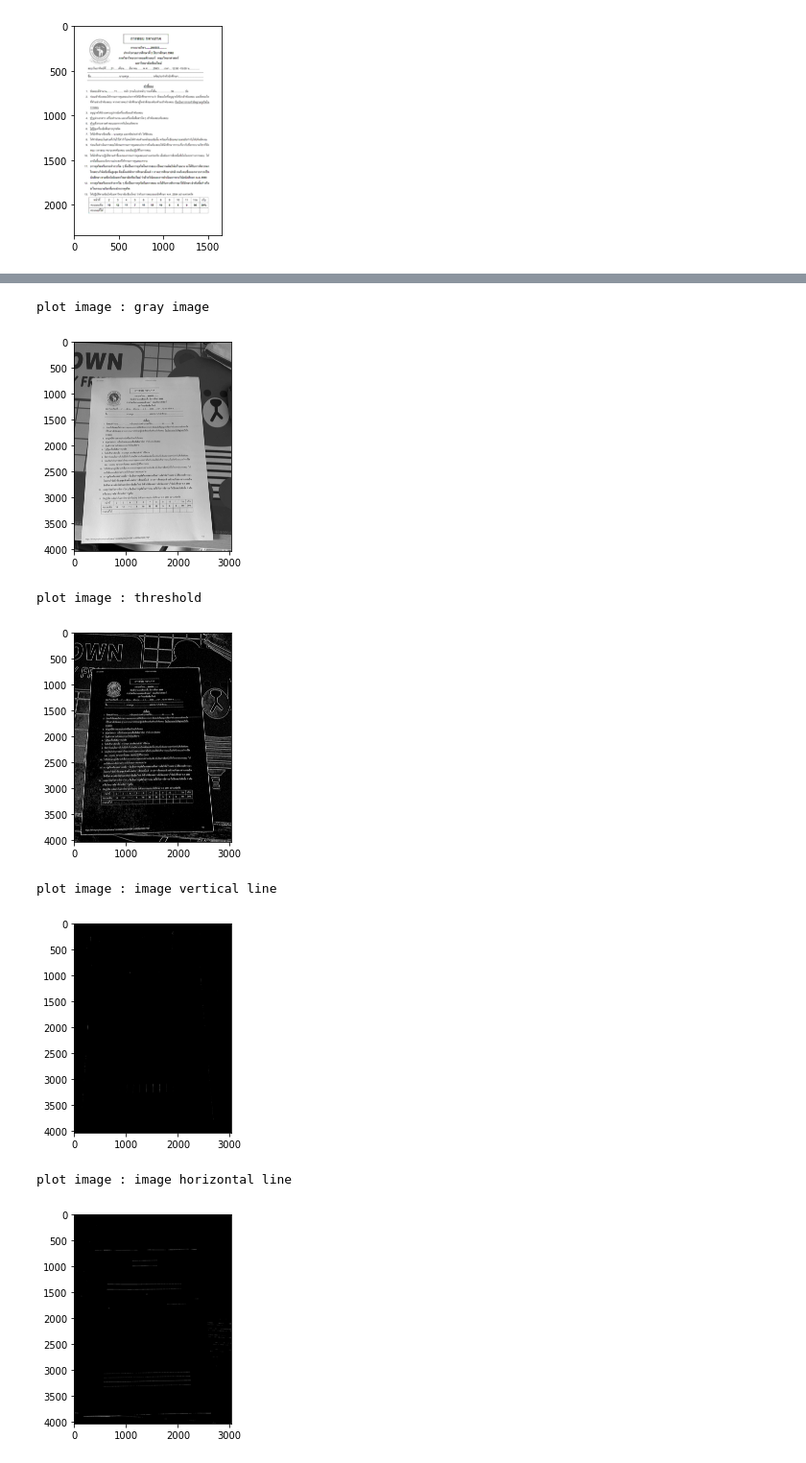
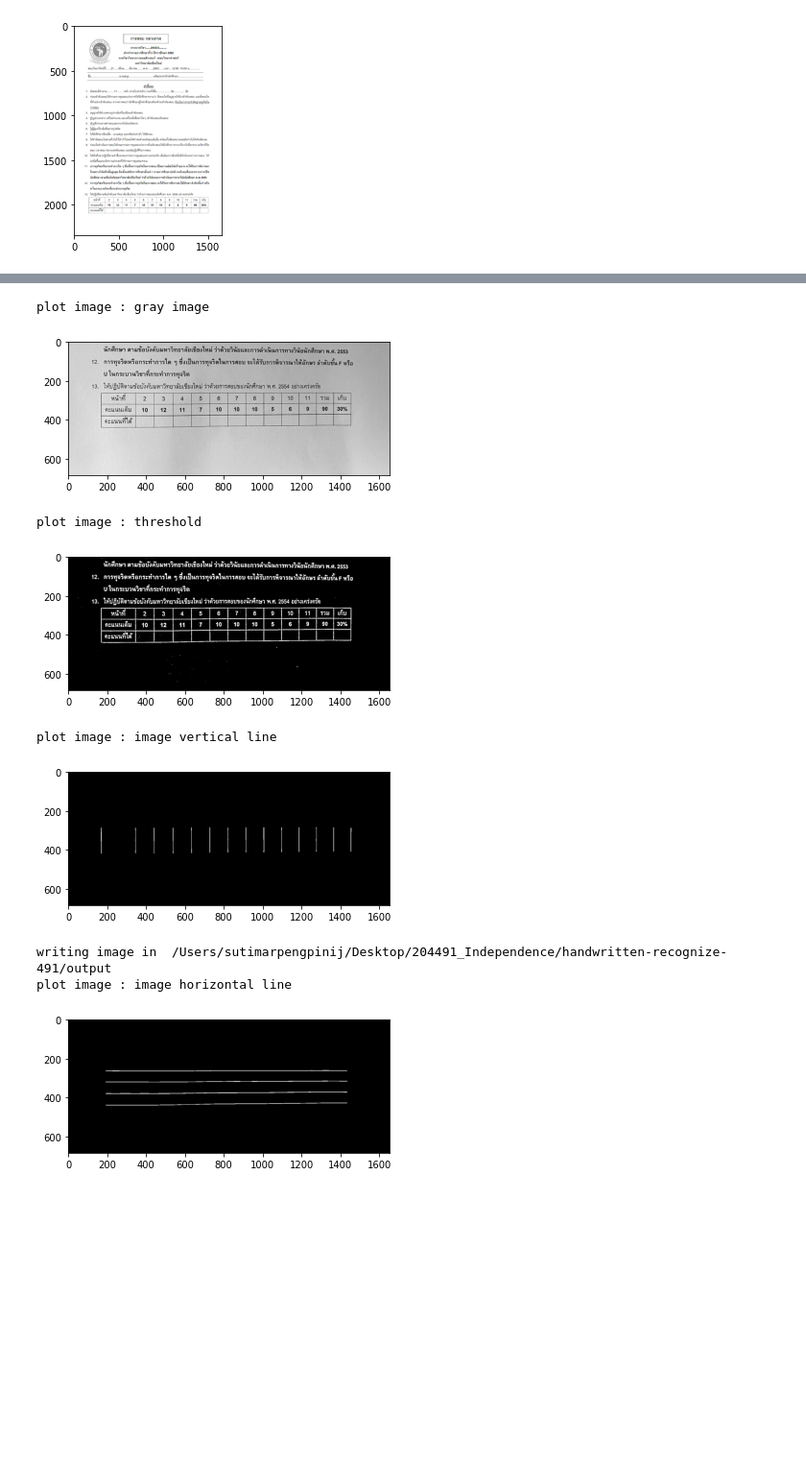
Before and after one commit to yingstm124/handwritten-reg-491, a Jupyter notebook: code/image-processing.ipynb, the cells around one changed output, grey strips where cells are left out. Shown at 96% size. Saved outputs shown, nothing was run; the diff lists cells and outputs as text; code cells hidden in the pictures; blank space fills up the shorter version.

```diff
--- a/code/image-processing.ipynb
+++ b/code/image-processing.ipynb
@@ -41,7 +93,7 @@ plot image : imgQ keypoint
 [figure]
 # %%
 # ---import user forms
-img = cv2.imread('../image/userForms-image/test1.JPG')
-plotimage('img form', img)
+img = cv2.imread('../image/userForms-image/test6.JPG')
+plotimage('img form', img, 'gray')
 # %% [output]
 plot image : img form
@@ -85,8 +137,10 @@ plot image : img scan
 # %%
 img = imgScan
 
+x, y, channel = img.shape
+
 # roi
-img = img[1900:, :]
-plotimage('img roi', img)
+img = img[y:,:]
+plotimage('img roi', img, 'gray')
 # %% [output]
 plot image : img roi
@@ -94,59 +148,58 @@ plot image : img roi
 # %%
-# img = cv2.GaussianBlur(img, (3,3), 0)
-# plotimage('guassian blur',img)
+gray_img = cv2.cvtColor(img, cv2.COLOR_BGR2GRAY)
+plotimage('gray image', gray_img, 'gray')
 
-gray_img = cv2.cvtColor(img, cv2.COLOR_BGR2GRAY)
-plotimage('gray image', gray_img)
 
+#blur
+blur = cv2.GaussianBlur(gray_img,(5,5),0)
 #thresholding
-thresh = cv2.adaptiveThreshold(gray_img,255, cv2.ADAPTIVE_THRESH_GAUSSIAN_C, cv2.THRESH_BINARY_INV,35,10)
-plotimage('threshold', thresh)
-
-#morphological
-# dilation = cv2.dilate(thresh, kernel, iterations = 1)
-# plotimage('dilation', dilation)
+thresh = cv2.adaptiveThreshold(blur,255, cv2.ADAPTIVE_THRESH_GAUSSIAN_C, cv2.THRESH_BINARY_INV,35,10)
+plotimage('threshold', thresh, 'gray')
 
 # Length(width) of kernel as 100th of total width
 kernel_len = np.array(img).shape[1]//100
 
 # Defining a vertical kernel to detect all vertical lines of image
 ver_kernel = cv2.getStructuringElement(cv2.MORPH_RECT, (1, kernel_len))
 
 # Defining a horizontal kernel to detect all horizontal lines of image
 hor_kernel = cv2.getStructuringElement(cv2.MORPH_RECT, (kernel_len, 1))
 
 # A kernel of 2x2
 kernel = cv2.getStructuringElement(cv2.MORPH_ELLIPSE, (2,2))
 
-
-
 #Use vertical kernel to detect and save the vertical lines in a jpg
 image_1 = cv2.erode(thresh, ver_kernel, iterations=3)
 vertical_lines = cv2.dilate(image_1, ver_kernel, iterations=3)
-plotimage('image vertical line', image_1)
+plotimage('image vertical line', image_1, 'gray')
+saveImage('vertical_line.jpg', image_1)
 
 #Use horizontal kernel to detect and save the horizontal lines in a jpg
 image_2 = cv2.erode(thresh, hor_kernel, iterations=3)
 horizontal_lines = cv2.dilate(image_2, hor_kernel, iterations=3)
-plotimage('image horizontal line', image_2)
+plotimage('image horizontal line', image_2, 'gray')
+saveImage('horizontal_line.jpg', image_2)
 
 # Combine horizontal and vertical lines in a new third image, with both having same weight.
 img_vh = cv2.addWeighted(vertical_lines, 0.5, horizontal_lines, 0.5, 0.0)
+saveImage('vh_line.jpg', img_vh)
 
 #Eroding and thesholding the image
 img_vh = cv2.erode(~img_vh, kernel, iterations=2)
 thresh, img_vh = cv2.threshold(img_vh,128,255, cv2.THRESH_BINARY | cv2.THRESH_OTSU)
-plotimage('image vertival and horizontal line', img_vh)
+plotimage('image vertival and horizontal line', img_vh, 'gray')
+
 
 bitxor = cv2.bitwise_xor(gray_img,img_vh)
 bitnot = cv2.bitwise_not(bitxor)
-plotimage('bitnor', bitnot)
+plotimage('bitnor', bitnot, 'gray')
 # %% [output]
 plot image : gray image
-[figure, old version]
+[figure, new version]
 plot image : threshold
-[figure, old version]
+[figure, new version]
 plot image : image vertical line
-[figure, old version]
+[figure, new version]
+writing image in  /Users/sutimarpengpinij/Desktop/204491_Independence/handwritten-recognize-491/output
 plot image : image horizontal line
-[figure, old version]
+[figure, new version]
```
Also changed, not shown: parts of 11 cells of this notebook, 5 other files.
